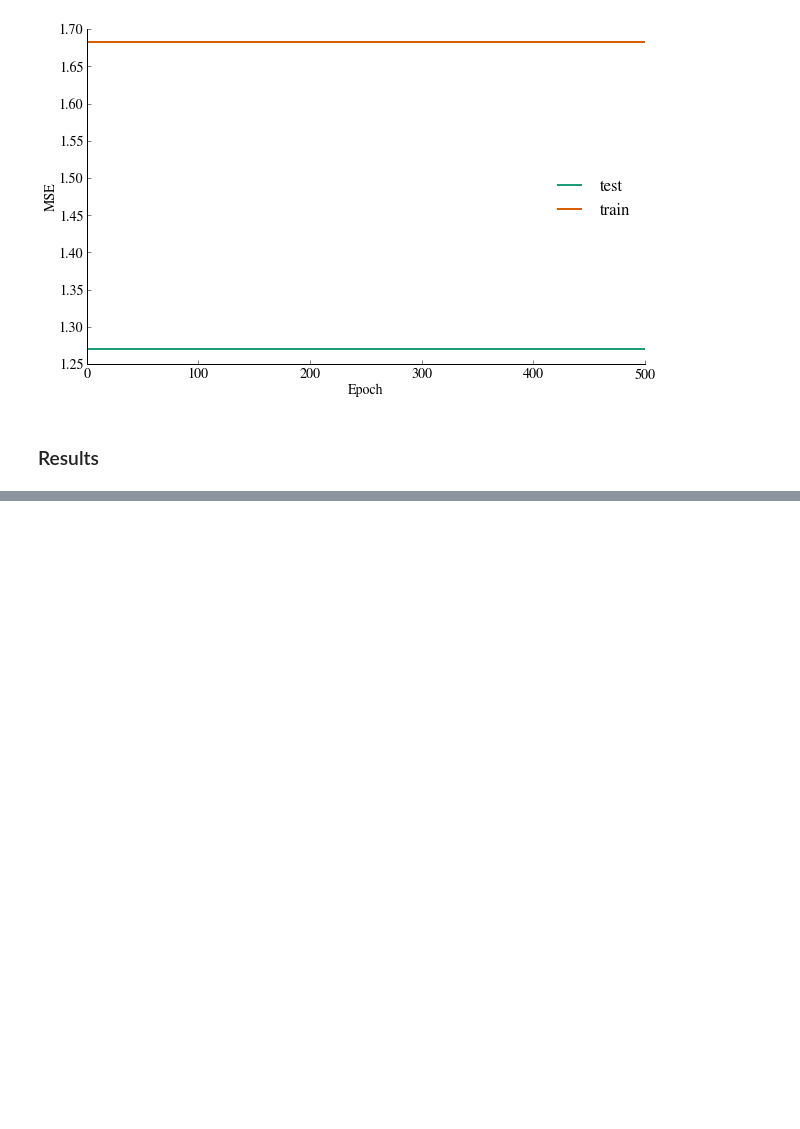
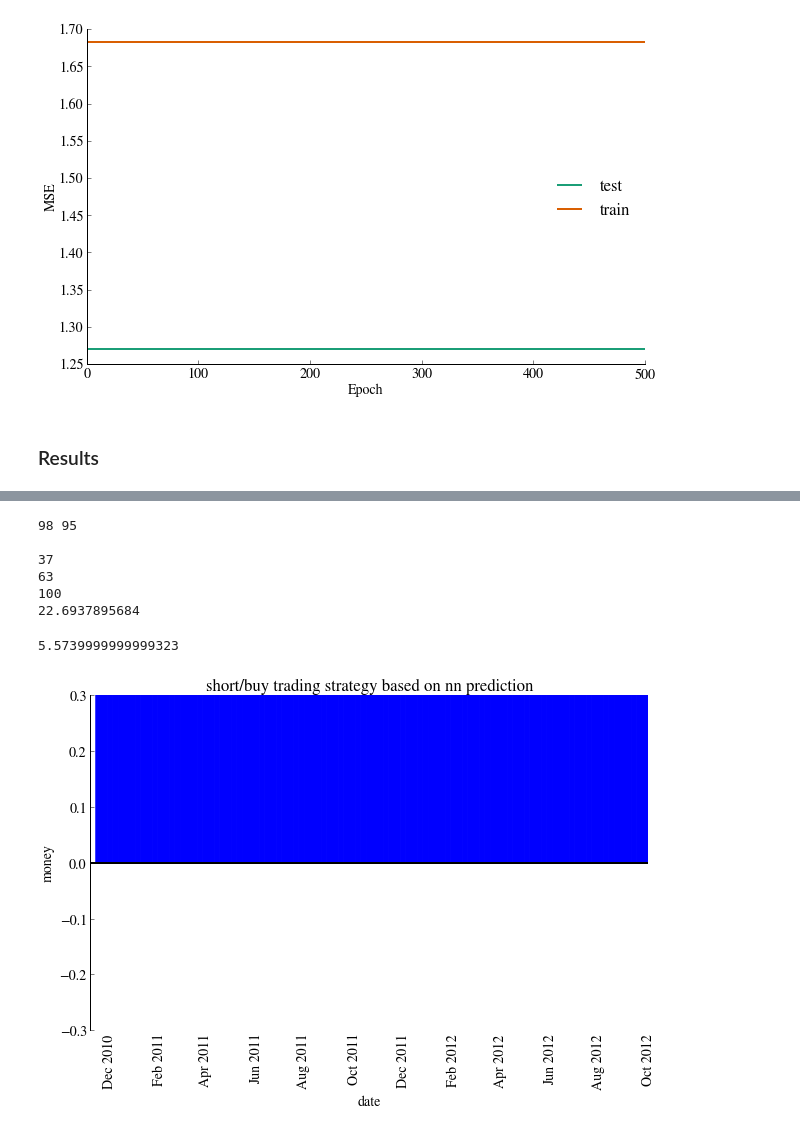
Before and after one commit to jrosen3/cs109annstock, a Jupyter notebook: Master.ipynb, the cells around one changed output, grey strips where cells are left out. Drawn from its saved outputs; the diff is of its cells as text; code cells hidden in the pictures; blank space fills up the shorter version.

```diff
--- a/Master.ipynb
+++ b/Master.ipynb
@@ -999,8 +999,8 @@ def score(df, split, nn_results):
     t = df[-split:].copy()
     t['out'] = float('nan')
     for i in range(split):
-        if nn_results[i] < .5:
-            t['out'][i] = 0
+        if nn_results[i] < 0:
+            t['out'][i] = -1
         else:
             t['out'][i] = 1
     return t
@@ -1072 +1079,60 @@ predicted decrease: 99
+# %%
+def buy_sell(df, spy):
+    plt.axhline(y=0, color='k')
+    spy = spy.truncate(before=df.index[0], after=df.index[-1])
+    my = []
+    start = 1000.
+    total = 0
+    c=0
+    d=0
+    amount = start
+    for i in range(1,len(df)-1):
+        #long
+        if df['out'][i] == 1:
+            amount -= spy['spy'][i]
+            amount += spy['spy'][i+1]
+            if(amount > start):
+                d+=1
+        #short
+        if df['out'][i] == -1:
+            amount += spy['spy'][i]
+            amount -= spy['spy'][i+1]
+            if(amount > start):
+                d += 1
+#         amount = (amount-start)/start
+        comp = (spy['spy'][i+1]-spy['spy'][i])/spy['spy'][i]
+        ac = amount-comp
+        if(ac > 0):
+            c += 1
+#         plt.plot([df.index[i-1],df.index[i]], [total,total+ac], color='r')
+        total += ac
+        plt.fill_between([df.index[i],df.index[i+1]], [ac,ac], color='b')
+
+    plt.xticks(rotation='vertical')
+    plt.xlabel('date')
+    plt.ylabel('money')
+    plt.title('short/buy trading strategy based on nn prediction')
+#     plt.legend(loc=1, frameon=False)
+    lim = .2
+    plt.ylim(-lim-.1,lim+.1)
+    plt.xlim(df.index[0],df.index[-1])
+    remove_border(bottom=False)
+    print c,d
+    print
+    print len(df[df['s_and_p_500_pdiff_b_0.00-100.00_adv'] == -1])
+    print len(df[df['s_and_p_500_pdiff_b_0.00-100.00_adv'] == 1])
+    print len(df)
+    print (df['s_and_p_500'][-1]-df['s_and_p_500'][1])/df['s_and_p_500'][1]*100
+    return (amount-start)/start*100
+
+buy_sell(dataset_out, spy_data)
+# %% [output]
+98 95
+
+37
+63
+100
+22.6937895684
+5.5739999999999323
+[figure, added]
 # %%
```
Also changed, not shown: parts of 6 cells of this notebook.
